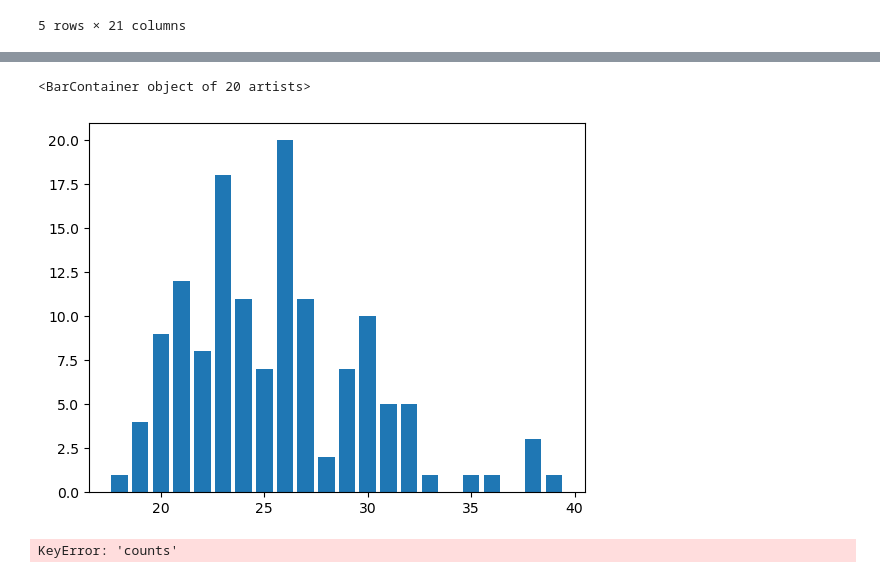
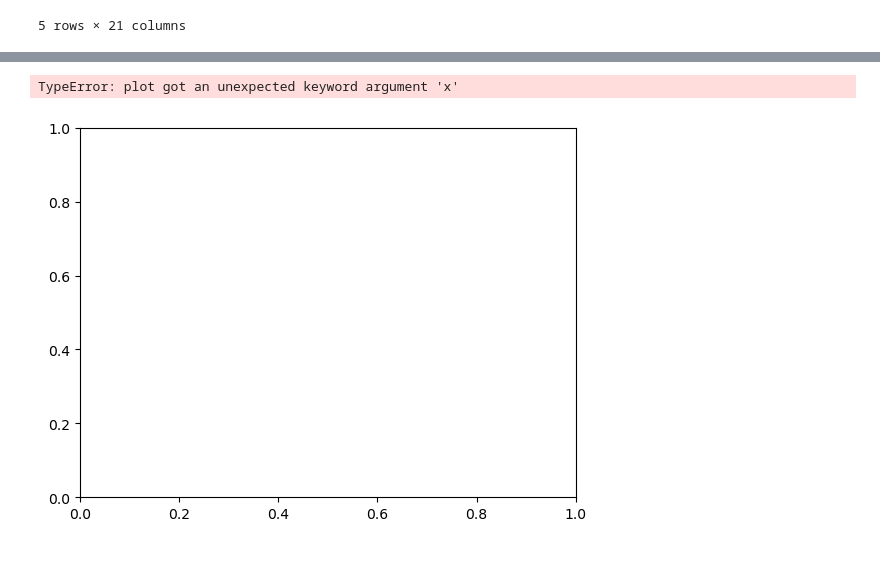
Before and after one commit to JaimeVRodriguez/psyop_selection_analysis, a Jupyter notebook: notebooks/testing.ipynb, the cells around one changed output, grey strips where cells are left out. Cells and saved outputs as stored; diff of their text form; code cells hidden in the pictures.

Commit message:
start category box plots

```diff
--- a/notebooks/testing.ipynb
+++ b/notebooks/testing.ipynb
@@ -91,15 +119,9 @@ sfas
 # %%
-poas_selected = functions.equal_column_val(poas, 'RESULT', 'SELECTED')
-
-ages = poas_selected.groupby('AGE').size().reset_index(name='counts')
+gt = poas_selected.groupby('GT').size().reset_index(name='counts')
 
 fig, ax = plt.subplots()
-ax.bar(ages['AGE'], ages['counts'])
+
+ax.plot(x=gt.GT, y=gt.counts)
 # %% [output]
-<BarContainer object of 20 artists>
+TypeError: plot got an unexpected keyword argument 'x'
-[figure, old version]
+[figure, new version]
-# %%
-
-ages.plot(kind='bar', x='RESULT', y='counts')
-# %% [output]
-KeyError: 'counts'
```
Also changed, not shown: parts of 4 cells of this notebook, 5 other files.
